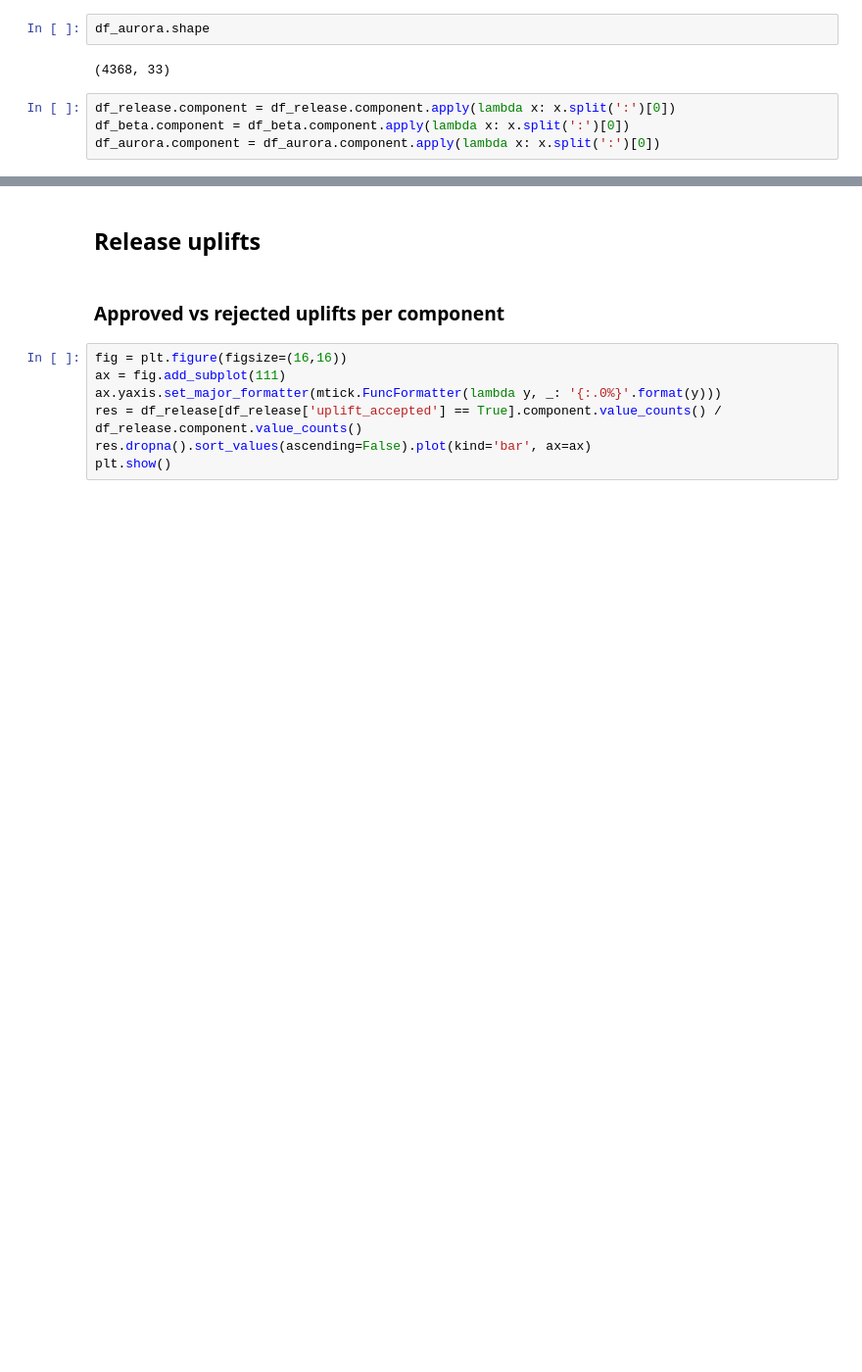
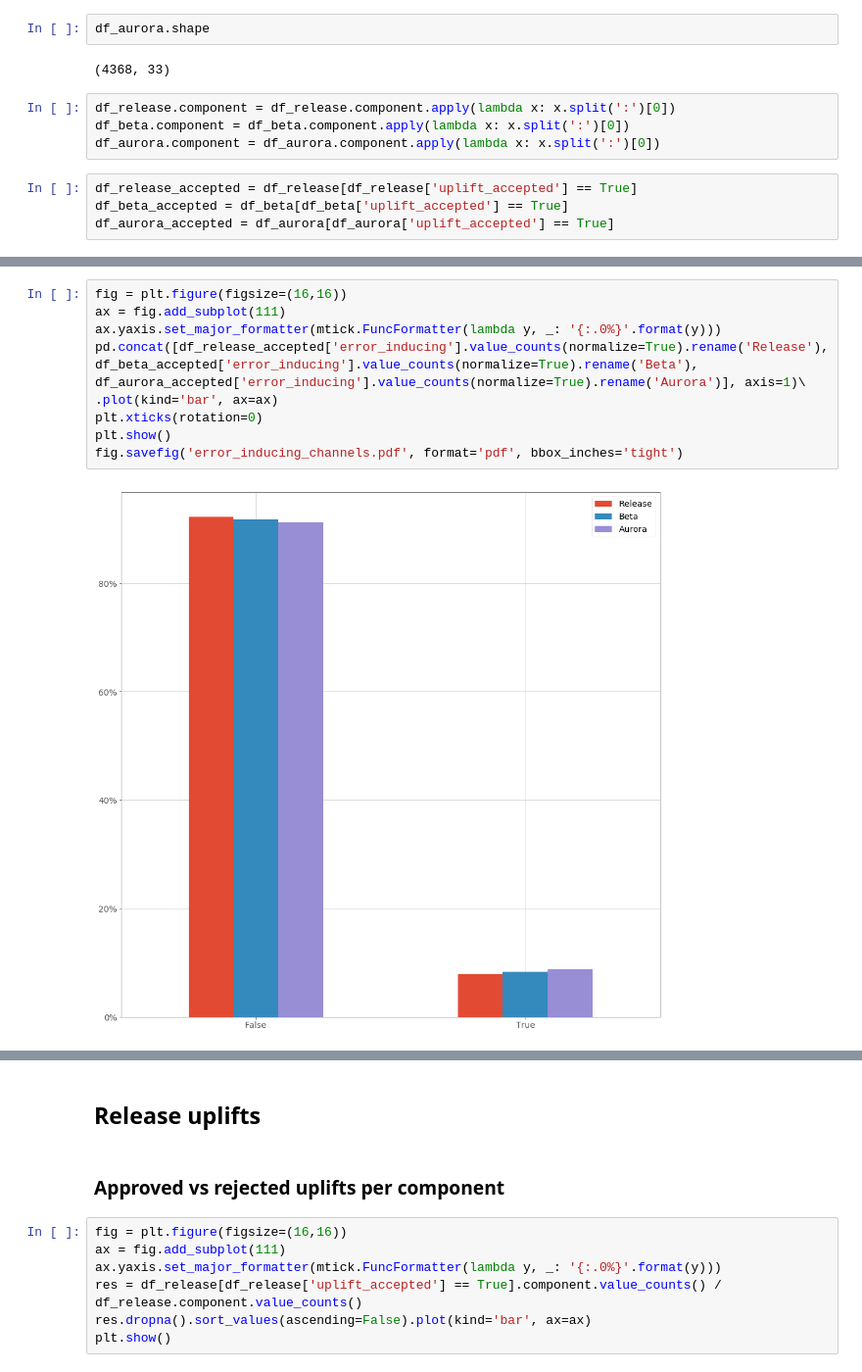
Before and after one commit to marco-c/uplift-analysis, a Jupyter notebook: plots/Plots.ipynb, the cells around one changed output, grey strips where cells are left out. Shown at 98% size. Saved outputs shown, nothing was run; the diff lists cells and outputs as text; blank space fills up the shorter version.

```diff
--- a/plots/Plots.ipynb
+++ b/plots/Plots.ipynb
@@ -49,3 +49,7 @@ df_aurora.shape
 df_release.component = df_release.component.apply(lambda x: x.split(':')[0])
 df_beta.component = df_beta.component.apply(lambda x: x.split(':')[0])
 df_aurora.component = df_aurora.component.apply(lambda x: x.split(':')[0])
+# %%
+df_release_accepted = df_release[df_release['uplift_accepted'] == True]
+df_beta_accepted = df_beta[df_beta['uplift_accepted'] == True]
+df_aurora_accepted = df_aurora[df_aurora['uplift_accepted'] == True]
@@ -70,2 +86,13 @@ fig.savefig('accepted_channels.pdf', format='pdf', bbox_inches='tight')
+# %%
+fig = plt.figure(figsize=(16,16))
+ax = fig.add_subplot(111)
+ax.yaxis.set_major_formatter(mtick.FuncFormatter(lambda y, _: '{:.0%}'.format(y)))
+pd.concat([df_release_accepted['error_inducing'].value_counts(normalize=True).rename('Release'), df_beta_accepted['error_inducing'].value_counts(normalize=True).rename('Beta'), df_aurora_accepted['error_inducing'].value_counts(normalize=True).rename('Aurora')], axis=1)\
+.plot(kind='bar', ax=ax)
+plt.xticks(rotation=0)
+plt.show()
+fig.savefig('error_inducing_channels.pdf', format='pdf', bbox_inches='tight')
+# %% [output]
+[figure, added]
 # %%
 fig = plt.figure(figsize=(30,30))
```
Also changed, not shown: parts of 33 cells of this notebook, 1 other file.
